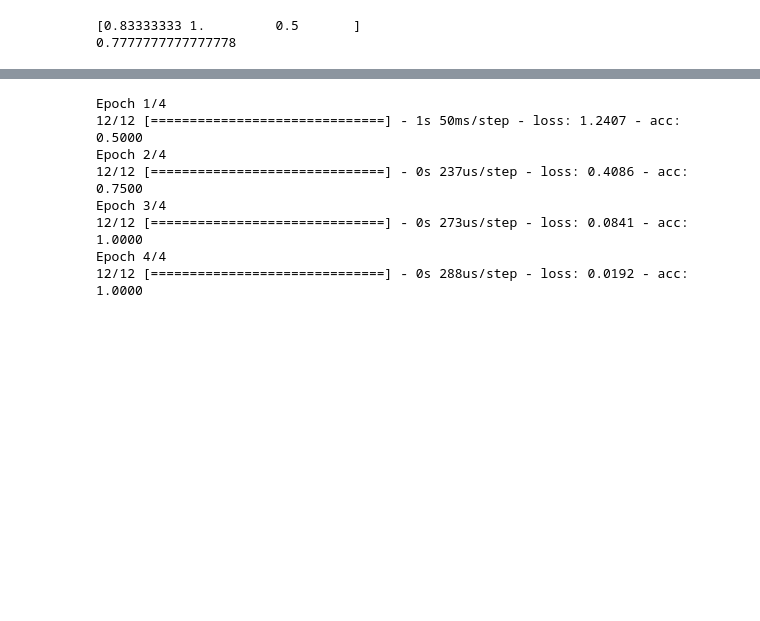
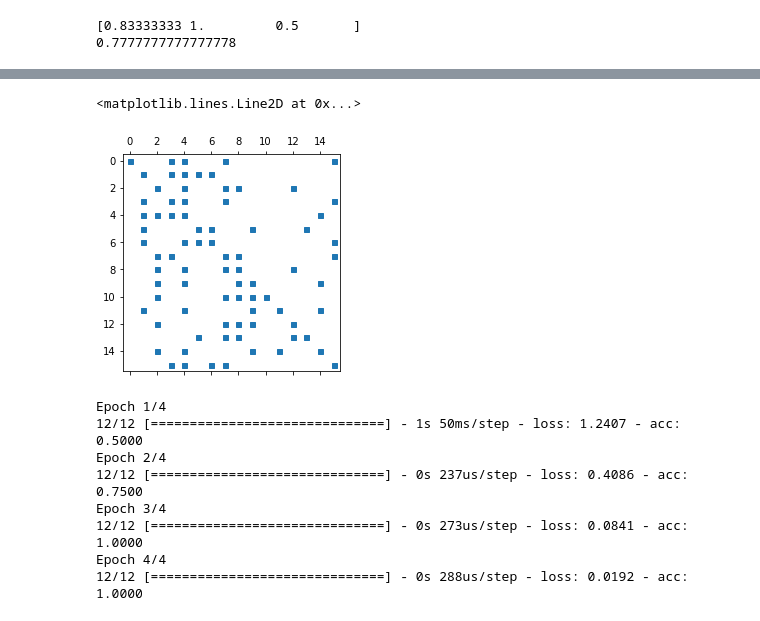
Before and after one commit to ishitamed19/EEG-Correlates-of-Genetic-Predisposition-to-Alcoholism-using-Deep-Learning, a Jupyter notebook: KNN.ipynb, the cells around one changed output, grey strips where cells are left out. Drawn from its saved outputs; the diff is of its cells as text; code cells hidden in the pictures; blank space fills up the shorter version.

```diff
--- a/KNN.ipynb
+++ b/KNN.ipynb
@@ -67,3 +120,8 @@ print(scores.mean())
+# %%
+plt.spy(sparse_conn_m, markersize=5)
+# %% [output]
+<matplotlib.lines.Line2D at 0x...>
+[figure, added]
 # %%
 # TensorFlow and tf.keras
 import tensorflow as tf
```
Also changed, not shown: parts of 4 cells of this notebook.
